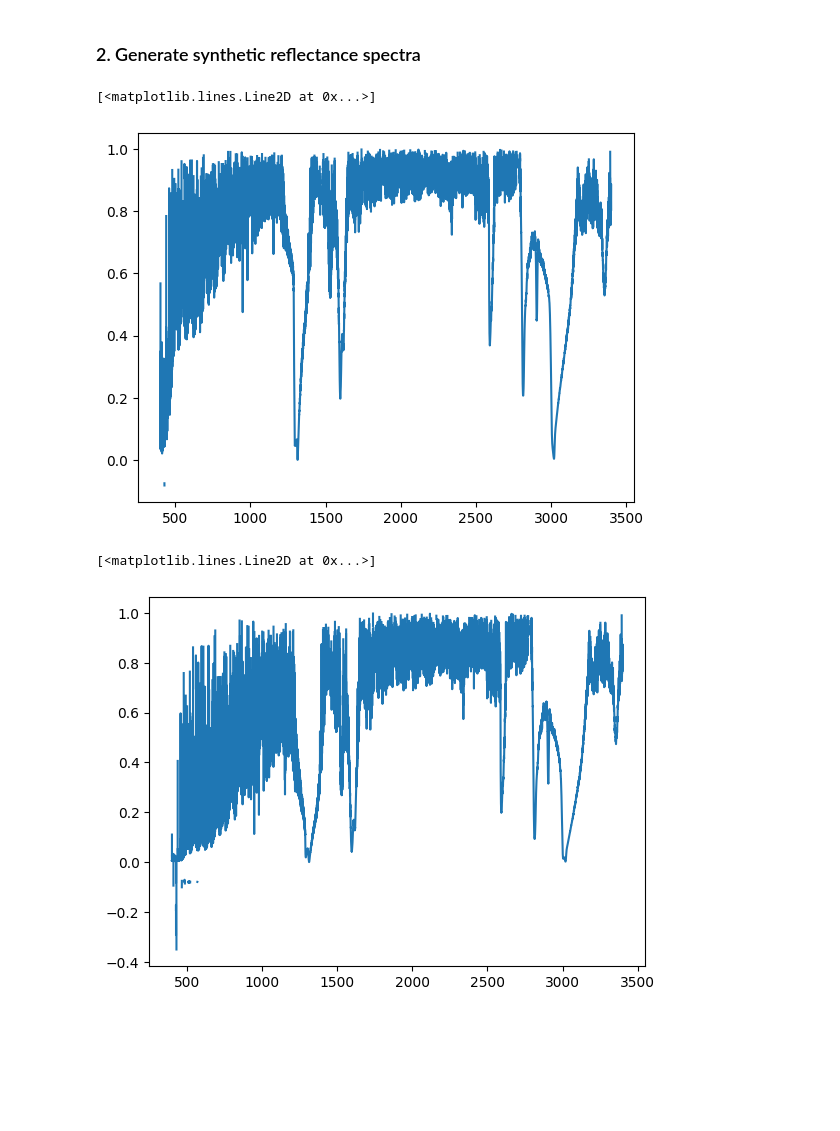
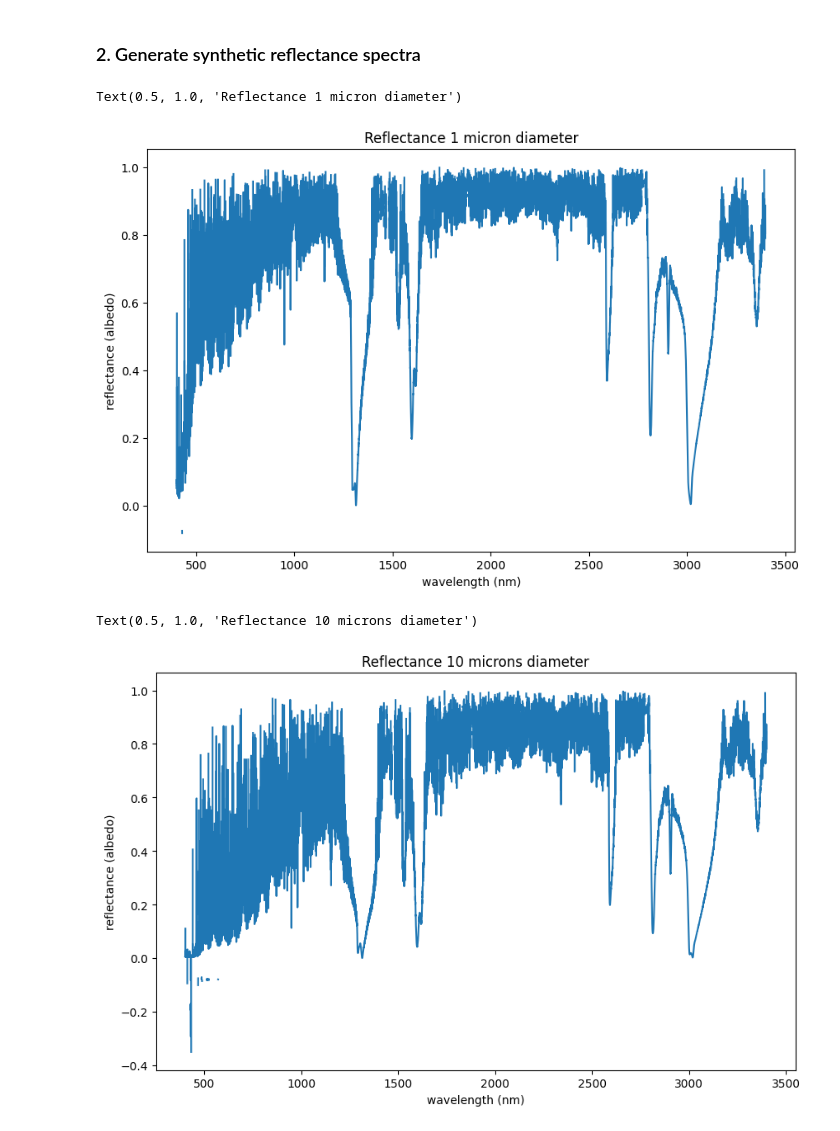
Before and after one commit to MiriCaradonna/planetary_remote_sensing, a Jupyter notebook: src/radiation/hw4_elevation_remotesensing.ipynb, the cells around one changed output. Saved outputs shown, nothing was run; the diff lists cells and outputs as text; code cells hidden in the pictures; blank space fills up the shorter version.

```diff
--- a/src/radiation/hw4_elevation_remotesensing.ipynb
+++ b/src/radiation/hw4_elevation_remotesensing.ipynb
@@ -367,13 +449,21 @@ for j in range(len(ssa_1_arr)):
     a_100 = planetRad.albedo_layer_twostream(tau, ssa_100_arr[j], g_100_arr[j], mu, geometric_albedo)
     albedo_100.append(a_100)
 # %%
+plt.figure(figsize = [10, 10/1.6])
 plt.plot(wavelength[0:29999],albedo_1)
+plt.xlabel('wavelength (nm)')
+plt.ylabel('reflectance (albedo)')
+plt.title('Reflectance 1 micron diameter')
 # %% [output]
-[<matplotlib.lines.Line2D at 0x...>]
+Text(0.5, 1.0, 'Reflectance 1 micron diameter')
-[figure, old version]
+[figure, new version]
 # %%
+plt.figure(figsize = [10, 10/1.6])
 plt.plot(wavelength[0:29999],albedo_10)
+plt.xlabel('wavelength (nm)')
+plt.ylabel('reflectance (albedo)')
+plt.title('Reflectance 10 microns diameter')
 # %% [output]
-[<matplotlib.lines.Line2D at 0x...>]
+Text(0.5, 1.0, 'Reflectance 10 microns diameter')
-[figure, old version]
+[figure, new version]
 # %%
```
Also changed, not shown: parts of 22 cells of this notebook.
